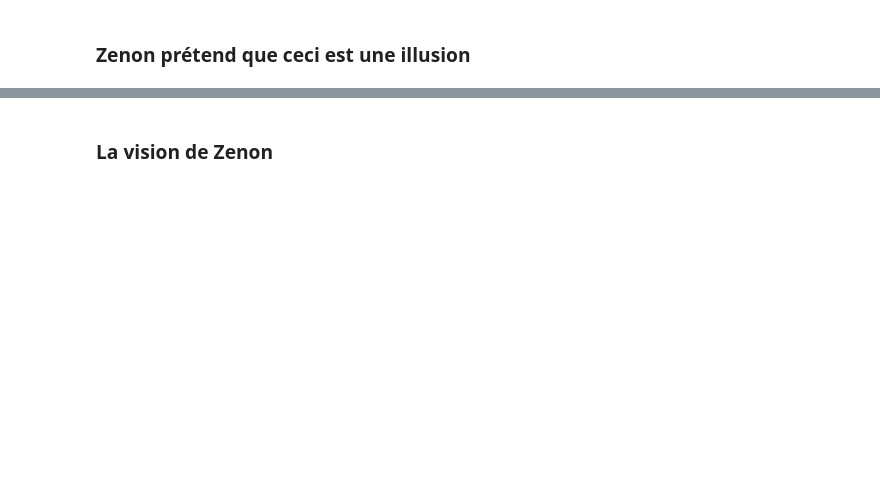
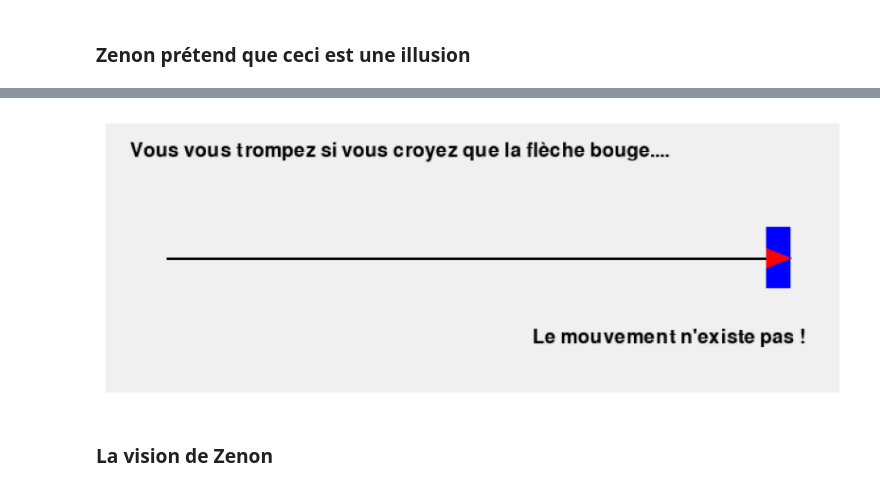
Before and after one commit to Paul-Emmanuel-Buffe/zeno-paradoxes-, a Jupyter notebook: zeno_paradoxes.ipynb, the cells around one changed output, grey strips where cells are left out. Saved outputs shown, nothing was run; the diff lists cells and outputs as text; code cells hidden in the pictures; blank space fills up the shorter version.

```diff
--- a/zeno_paradoxes.ipynb
+++ b/zeno_paradoxes.ipynb
@@ -218,2 +104,102 @@ plt.show()
+# %%
+import pygame
+import numpy as np
+import matplotlib.pyplot as plt
+from IPython.display import clear_output
+import time
+
+# Initialiser pygame
+pygame.init()
+
+# Paramètres
+v = 100
+distance = 10
+dt = 0.002
+width, height = 600, 220  # Agrandi la hauteur
+start_x, end_x = 50, width-50  # centre de la cible
+line_y = height // 2  # Descendu l'animation
+target_w, target_h = 20, 50    # cible élargie pour bien contenir la flèche
+triangle_w = 20                # largeur du triangle
+triangle_h = 16                # hauteur du triangle
+
+surface = pygame.Surface((width, height))
+x = 0
+
+while x / distance < 1.0:
+    x_progress = min(x / distance, 1.0)
+
+    # Position de la pointe (tip)
+    arrow_tip_x = start_x + x_progress * (end_x - start_x)
+
+    # Effacer surface
+    surface.fill((240, 240, 240))
+
+    # Ajouter le titre en haut à gauche dès le début (taille réduite)
+    title_font = pygame.font.SysFont(None, 24)  # Taille réduite
+    left_title_text = title_font.render("Vous vous trompez si vous croyez que la flèche bouge.", True, (0, 0, 0))
+    left_title_rect = left_title_text.get_rect(topleft=(20, 15))
+    surface.blit(left_title_text, left_title_rect)
+
+    # Ligne et cible bleue
+    pygame.draw.line(surface, (0, 0, 0), (start_x, line_y), (end_x, line_y), 2)
+    pygame.draw.rect(surface, (0, 0, 255),
+                     (end_x - target_w//2, line_y - target_h//2, target_w, target_h))
+
+    # Triangle rouge
+    pygame.draw.polygon(
+        surface,
+        (255, 0, 0),
+        [(int(arrow_tip_x), line_y),
+         (int(arrow_tip_x) - triangle_w, line_y - triangle_h//2),
+         (int(arrow_tip_x) - triangle_w, line_y + triangle_h//2)]
+    )
+
+    # Afficher dans le notebook
+    img = np.transpose(pygame.surfarray.array3d(surface), (1,0,2))
+    clear_output(wait=True)
+    plt.figure(figsize=(10,4))  # Agrandi la hauteur de la figure
+    plt.imshow(img)
+    plt.axis('off')
+    plt.show()
+
+    # Avancer
+    x += v * dt
+    time.sleep(dt)
+
+# Dernière frame : triangle entièrement dans la cible
+arrow_tip_x = end_x + target_w//2  # décaler jusqu'au bord droit de la cible
+surface.fill((240, 240, 240))
+
+# Ajouter le titre en haut à gauche (taille réduite)
+title_font = pygame.font.SysFont(None, 24)  # Taille réduite
+left_title_text = title_font.render("Vous vous trompez si vous croyez que la flèche bouge....", True, (0, 0, 0))
+left_title_rect = left_title_text.get_rect(topleft=(20, 15))
+surface.blit(left_title_text, left_title_rect)
+
+# Ligne et cible bleue
+pygame.draw.line(surface, (0, 0, 0), (start_x, line_y), (end_x, line_y), 2)
+pygame.draw.rect(surface, (0, 0, 255),
+                 (end_x - target_w//2, line_y - target_h//2, target_w, target_h))
+pygame.draw.polygon(
+    surface,
+    (255, 0, 0),
+    [(int(arrow_tip_x), line_y),
+     (int(arrow_tip_x) - triangle_w, line_y - triangle_h//2),
+     (int(arrow_tip_x) - triangle_w, line_y + triangle_h//2)]
+)
+
+# Ajouter le titre principal décalé vers la droite (taille réduite)
+title_text = title_font.render("Le mouvement n'existe pas !", True, (0, 0, 0))
+title_rect = title_text.get_rect(center=(width//2 + 160, line_y + target_h//2 + 40))  # Décalé vers la droite
+surface.blit(title_text, title_rect)
+
+img = np.transpose(pygame.surfarray.array3d(surface), (1,0,2))
+clear_output(wait=True)
+plt.figure(figsize=(10,4))  # Agrandi la hauteur de la figure
+plt.imshow(img)
+plt.axis('off')
+plt.show()
+# %% [output]
+[figure, added]
 # %% [markdown]
 ### La vision de Zenon
```
Also changed, not shown: parts of 7 cells of this notebook.
